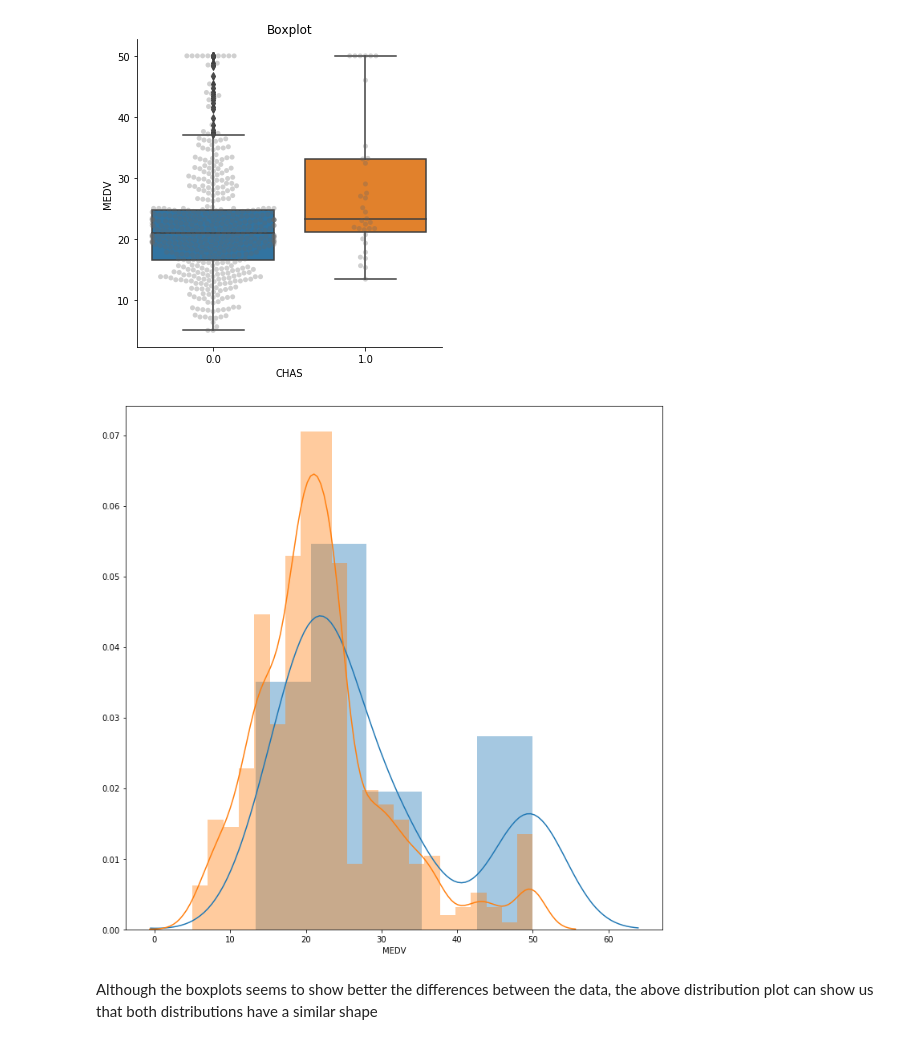
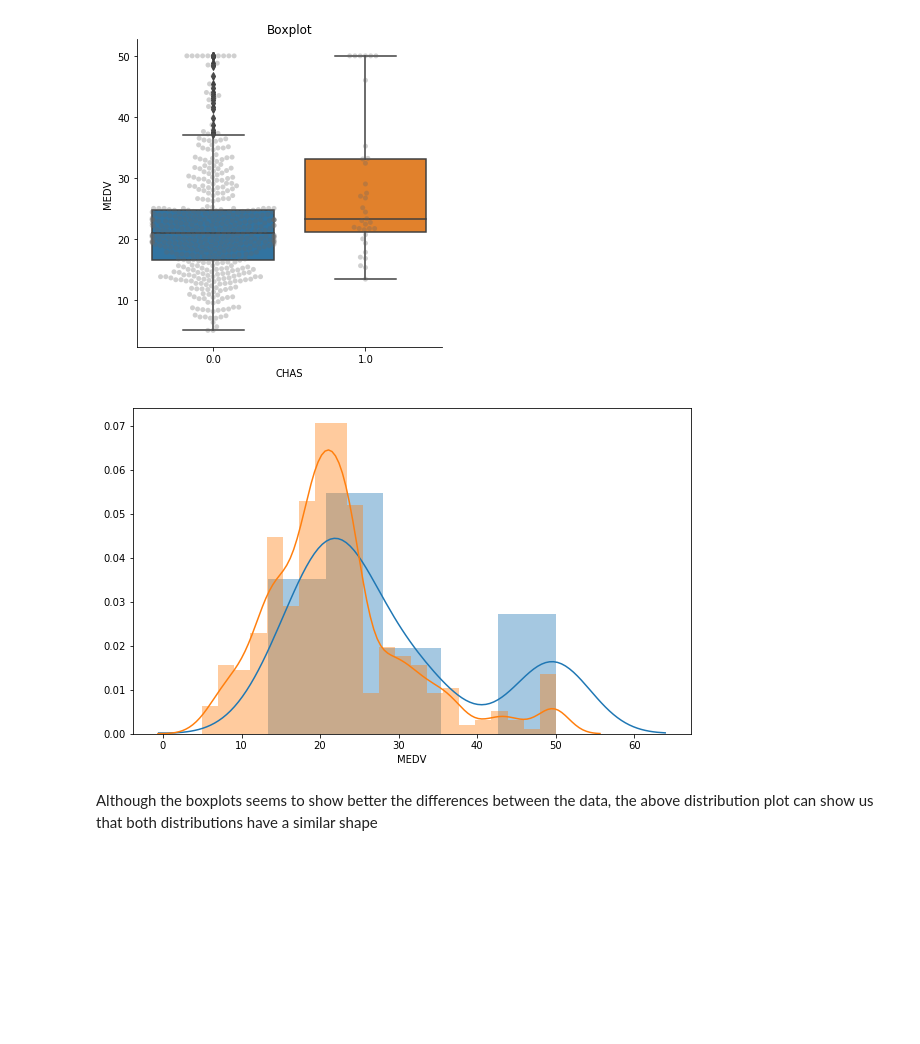
Before and after one commit to strokk/machine-learning-project-2019, a Jupyter notebook: boston-housing.ipynb, the cells around one changed output. Saved outputs shown, nothing was run; the diff lists cells and outputs as text; code cells hidden in the pictures; blank space fills up the shorter version.

```diff
--- a/boston-housing.ipynb
+++ b/boston-housing.ipynb
@@ -328,11 +331,11 @@ plt.show()
 # %%
 # distribution plot of house prices along/not along the river
 
-plt.figure(figsize=(12, 12))
+plt.figure(figsize=(10,6))
 ax1 = sns.distplot(price_close)
 ax2 = sns.distplot(price_far)
 # %% [output]
-[figure, old version]
+[figure, new version]
 # %% [markdown]
 Although the boxplots seems to show better the differences between the data, the above distribution plot can show us that both distributions have a similar shape
 # %% [markdown]
```
Also changed, not shown: parts of 46 cells of this notebook.
